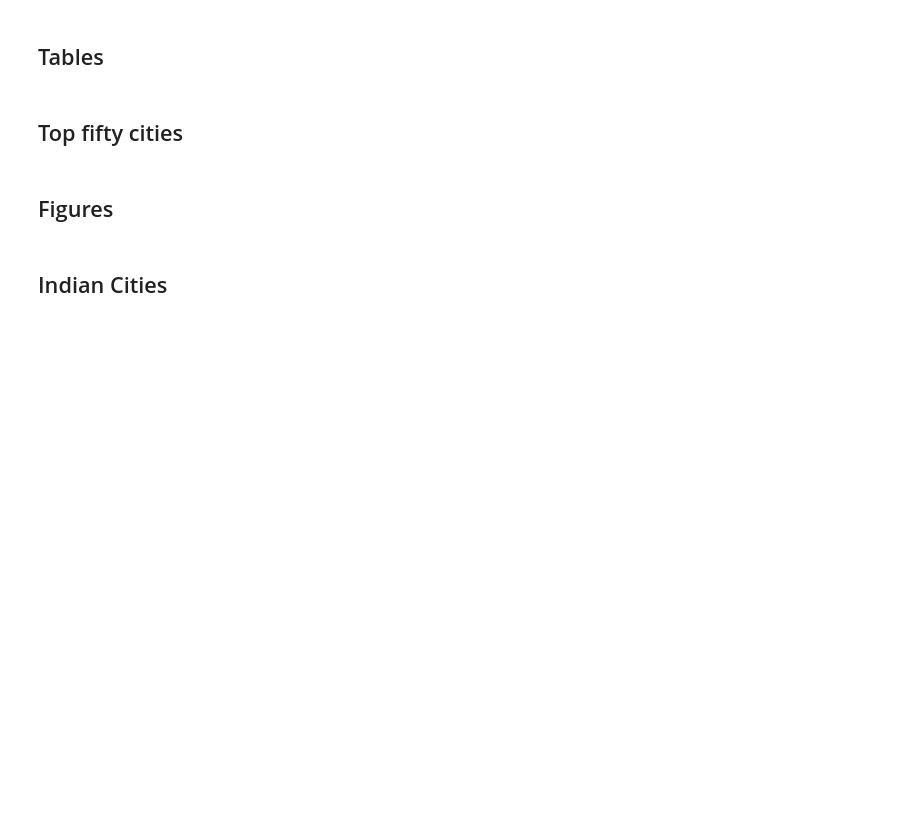
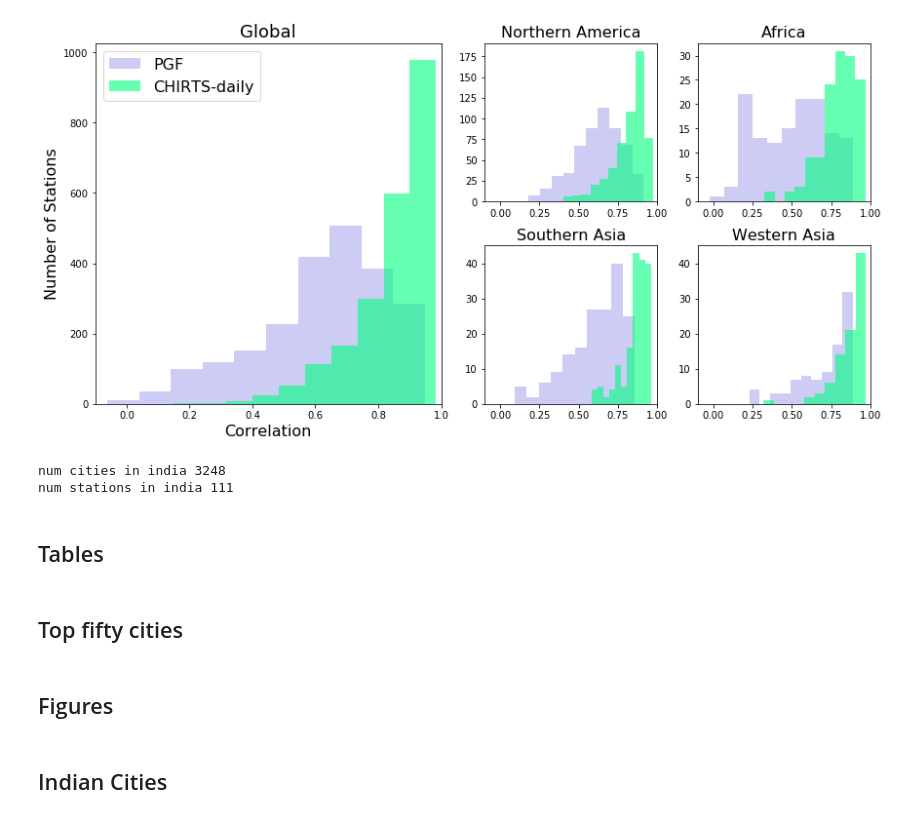
Before and after one commit to ecohydro/GlobalUrbanHeat, a Jupyter notebook: Notebooks/cpt_MS_supplement.ipynb, the cells around one changed output. Saved outputs shown, nothing was run; the diff lists cells and outputs as text; code cells hidden in the pictures; blank space fills up the shorter version.

```diff
--- a/Notebooks/cpt_MS_supplement.ipynb
+++ b/Notebooks/cpt_MS_supplement.ipynb
@@ -74,0 +92,5 @@ HI_STATS = HI_STATS.merge(meta_data, on = 'ID_HDC_G0', how = 'left')
+# %%
+FN_IN = 'raw/ValidationData/Validated/GHCN-and-GSOD-CHIRTSTmax_ERA5_meta-with-validation.csv'
+GHCN = pd.read_csv(DATA_IN+FN_IN)
+GHCN.drop(labels = 'Unnamed: 0', axis = 1, inplace = True)
+GHCN.head()
@@ -75,3 +155,78 @@ HI_STATS = HI_STATS.merge(meta_data, on = 'ID_HDC_G0', how = 'left')
+# %%
+#### Make Figure and save it -- CHIRTS CORRELATION
+FN_OUT = 'FIG-WBGT32-S1'
+
+rcParams['mathtext.default'] = 'regular' # set text to reg, not italic
+fig = plt.figure(figsize=(12, 6), constrained_layout=True)
+gs = fig.add_gridspec(2, 4)
+
+# lims
+xlim = xlim =[-.1,1]
+
+# all urban stations
+f_ax1 = fig.add_subplot(gs[:, 0:2])
+f_ax1.hist(urban['Princeton_cor'], color = 'mediumblue', alpha = 0.2)
+f_ax1.hist(urban['CHIRTS_cor'], color = 'springgreen', alpha = 0.6)
+f_ax1.set_xlim(xlim)
+f_ax1.set_title('Global', fontsize = 18)
+f_ax1.set_ylabel('Number of Stations', fontsize = 16)
+f_ax1.set_xlabel('Correlation', fontsize = 16)
+
+# Legend
+labels = ['PGF', 'CHIRTS-daily']
+plt.legend(labels, fontsize = 16)
+
+# Africa
+f_ax2 = fig.add_subplot(gs[0, 2])
+region = 'Northern America'
+data = urban[urban['sub-region'] == region]
+f_ax2.hist(data['Princeton_cor'], color = 'mediumblue', alpha = 0.2)
+f_ax2.hist(data['CHIRTS_cor'], color = 'springgreen', alpha = 0.6)
+f_ax2.set_xlim(xlim)
+f_ax2.set_title('Northern America', fontsize = 16)
+
+# S Asia
+f_ax3 = fig.add_subplot(gs[1, 2])
+region = 'Southern Asia'
+data = urban[urban['sub-region'] == region]
+f_ax3.hist(data['Princeton_cor'], color = 'mediumblue', alpha = 0.2)
+f_ax3.hist(data['CHIRTS_cor'], color = 'springgreen', alpha = 0.6)
+f_ax3.set_xlim(xlim)
+f_ax3.set_title('Southern Asia', fontsize = 16)
+
+# Africa
+f_ax4 = fig.add_subplot(gs[0, 3])
+region = 'Africa'
+data = urban[urban['region'] == region]
+f_ax4.hist(data['Princeton_cor'], color = 'mediumblue', alpha = 0.2)
+f_ax4.hist(data['CHIRTS_cor'], color = 'springgreen', alpha = 0.6)
+f_ax4.set_xlim(xlim)
+f_ax4.set_title('Africa', fontsize = 16)
+
+# Western Asia
+f_ax5 = fig.add_subplot(gs[1, 3])
+region = 'Western Asia'
+data = urban[urban['sub-region'] == region]
+f_ax5.hist(data['Princeton_cor'], color = 'mediumblue', alpha = 0.2)
+f_ax5.hist(data['CHIRTS_cor'], color = 'springgreen', alpha = 0.6)
+f_ax5.set_xlim(xlim)
+f_ax5.set_title('Western Asia', fontsize = 16)
+
+# save it out
+plt.savefig(FIG_OUT+FN_OUT+'.tiff', dpi = 300, bbox_inches='tight') # tif
+plt.savefig(FIG_OUT+FN_OUT+'.png', dpi = 300, bbox_inches='tight') # png
+# %% [output]
+[figure, added]
+# %%
+# India
+country = 'India'
+num_cities = len(GHS[GHS['CTR_MN_NM'] == country])
+num_stations = len(urban[urban['CTR_MN_NM'] == country])
+print('num cities in india', num_cities)
+print('num stations in india', num_stations)
+# %% [output]
+num cities in india 3248
+num stations in india 111
 # %% [markdown]
 ## Tables
 # %%
```
Also changed, not shown: parts of 15 cells of this notebook, 1 other file.
